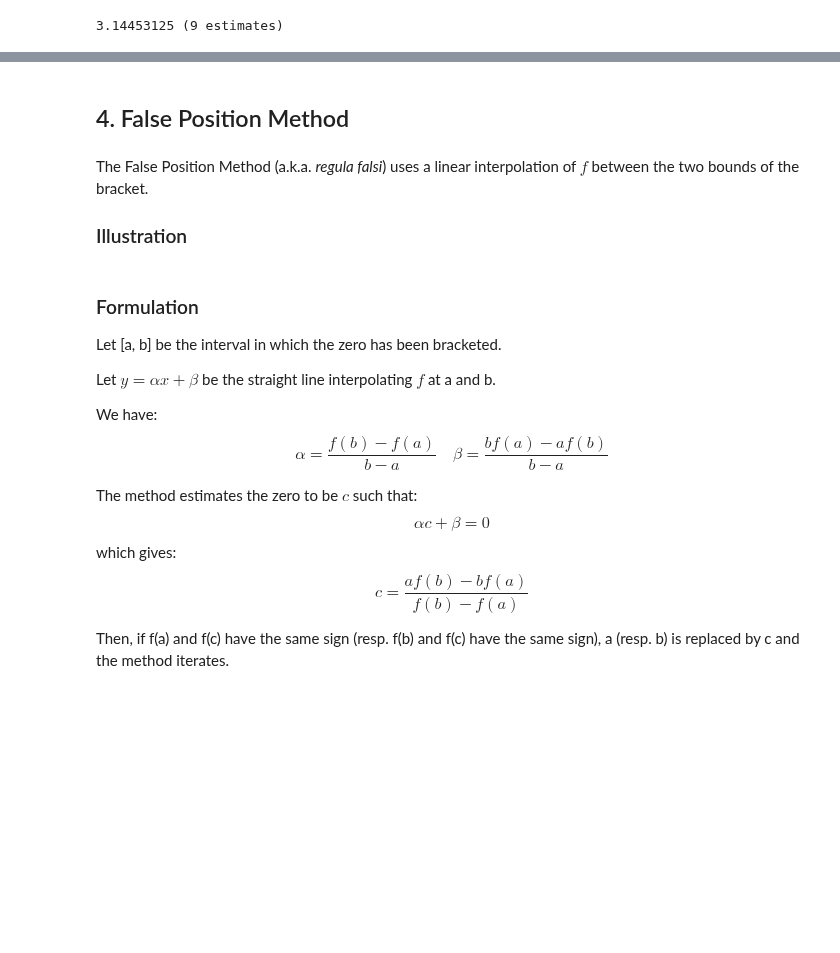
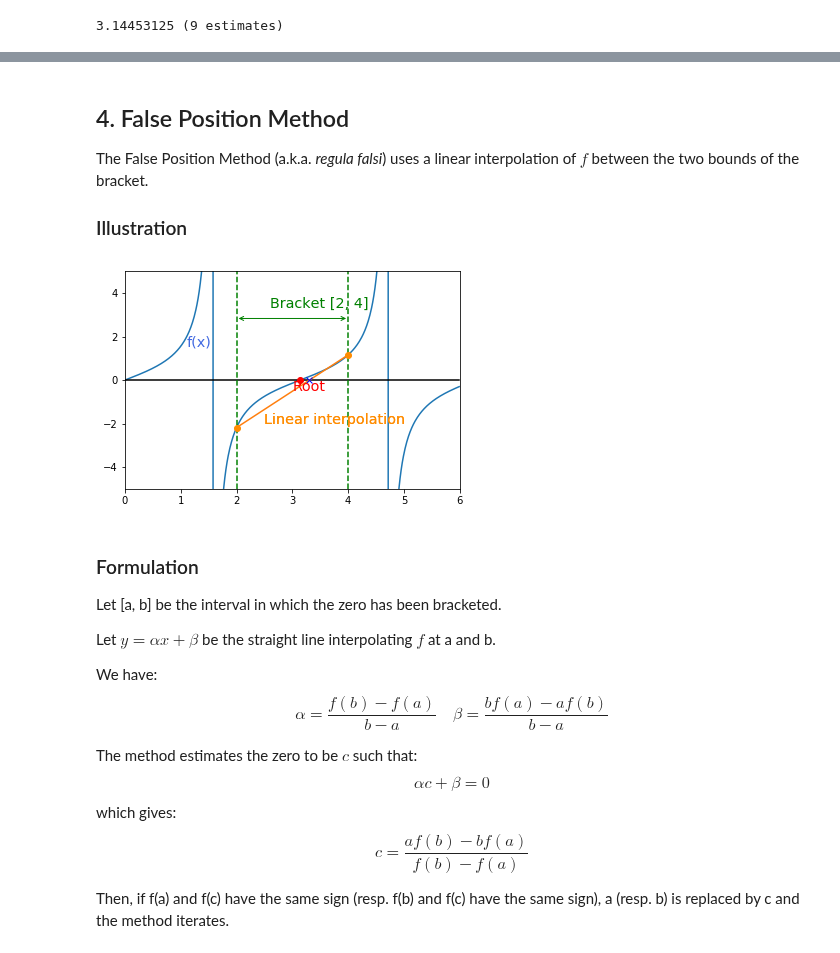
Before and after one commit to tgteacher/numerical-methods, a Jupyter notebook: notebooks/Chapter4.ipynb, the cells around one changed output, grey strips where cells are left out. Saved outputs shown, nothing was run; the diff lists cells and outputs as text; code cells hidden in the pictures; blank space fills up the shorter version.

```diff
--- a/notebooks/Chapter4.ipynb
+++ b/notebooks/Chapter4.ipynb
@@ -173,6 +173,6 @@ plot_estimates(estimates)
-# %% [markdown]
-## 4. False Position Method
 # %% [markdown]
+## 4. False Position Method
+
 The False Position Method (a.k.a. *regula falsi*) uses a linear interpolation of $f$ between the two bounds of the bracket.
 
 ### Illustration
@@ -189,3 +179,7 @@ plt.show()
+# %%
+plot_false_position()
+# %% [output]
+[figure, added]
 # %% [markdown]
 ### Formulation
 
```
Also changed, not shown: parts of 36 cells of this notebook, 1 other file.
